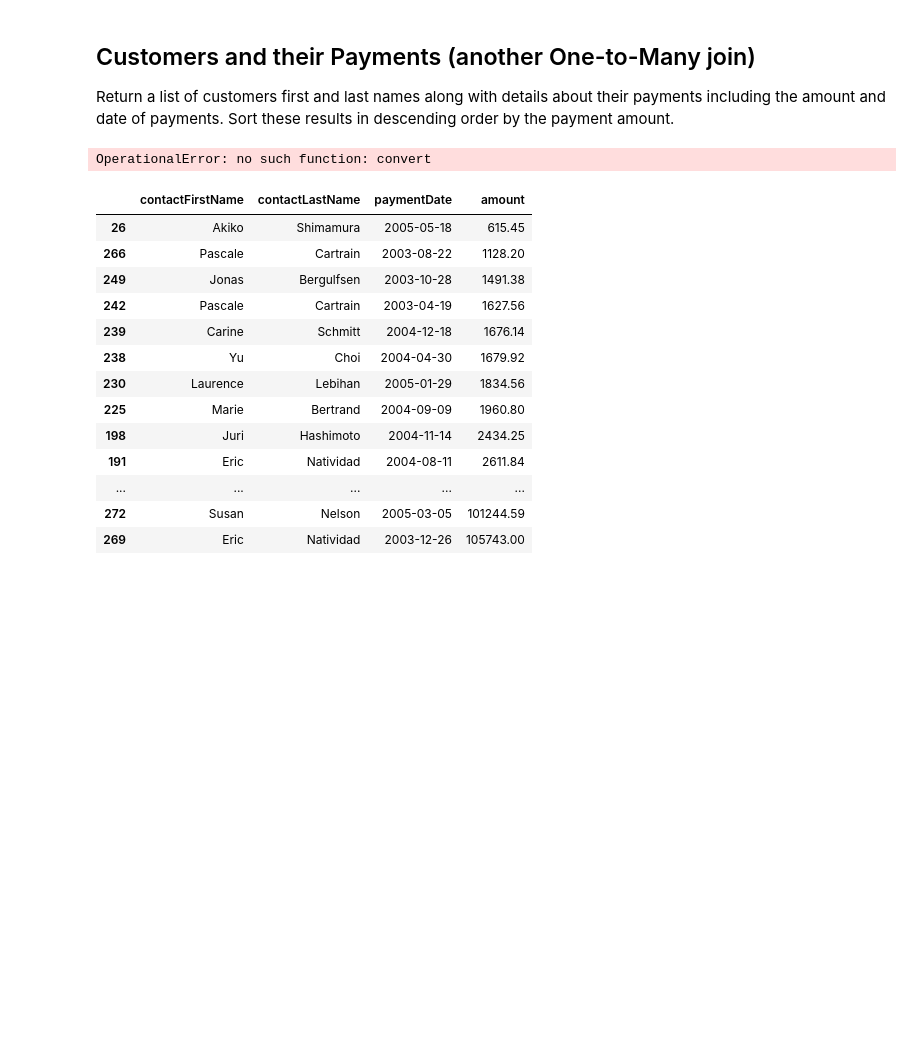
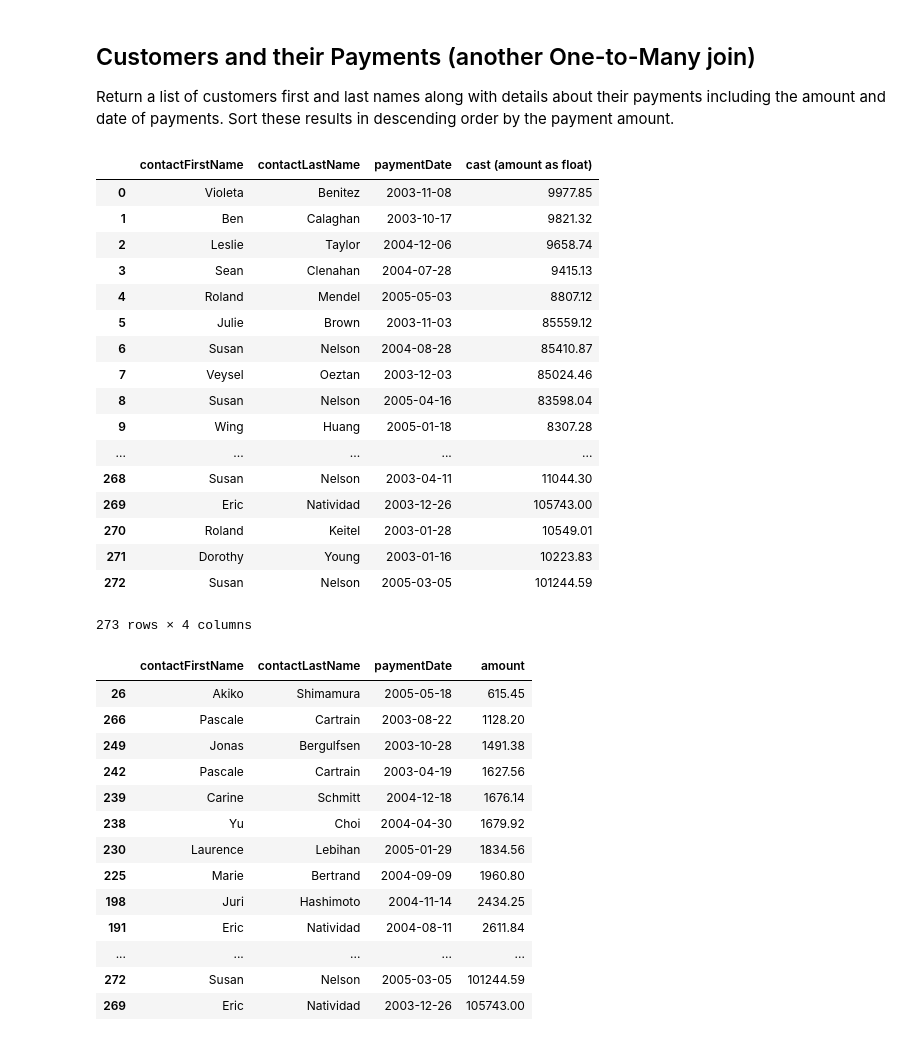
Before and after one commit to Pietrassyk/dsc-one-to-many-and-many-to-many-joins-lab-nyc-ds-career-042219, a Jupyter notebook: index.ipynb, the cells around one changed output. Cells and saved outputs as stored; diff of their text form; code cells hidden in the pictures; blank space fills up the shorter version.

```diff
--- a/index.ipynb
+++ b/index.ipynb
@@ -88,14 +88,31 @@ sql("""select contactFirstName,
 Return a list of customers first and last names along with details about their payments including the amount and date of payments. Sort these results in descending order by the payment amount.
 # %%
 # Your code here
-df = sql("""select contactFirstName,
+sql("""select contactFirstName,
                 contactLastName,
                 paymentDate,
                 cast (amount as float)
             FROM customers join payments using(customerNumber)
             order by amount desc""")
 # %% [output]
+|  | contactFirstName | contactLastName | paymentDate | cast (amount as float) |
+| 0 | Violeta | Benitez | 2003-11-08 | 9977.85 |
+| 1 | Ben | Calaghan | 2003-10-17 | 9821.32 |
+| 2 | Leslie | Taylor | 2004-12-06 | 9658.74 |
+| 3 | Sean | Clenahan | 2004-07-28 | 9415.13 |
+| 4 | Roland | Mendel | 2005-05-03 | 8807.12 |
+| 5 | Julie | Brown | 2003-11-03 | 85559.12 |
+| 6 | Susan | Nelson | 2004-08-28 | 85410.87 |
+| 7 | Veysel | Oeztan | 2003-12-03 | 85024.46 |
+| 8 | Susan | Nelson | 2005-04-16 | 83598.04 |
+| 9 | Wing | Huang | 2005-01-18 | 8307.28 |
+| ... | ... | ... | ... | ... |
+| 268 | Susan | Nelson | 2003-04-11 | 11044.30 |
+| 269 | Eric | Natividad | 2003-12-26 | 105743.00 |
+| 270 | Roland | Keitel | 2003-01-28 | 10549.01 |
+| 271 | Dorothy | Young | 2003-01-16 | 10223.83 |
+| 272 | Susan | Nelson | 2005-03-05 | 101244.59 |
-OperationalError: no such function: convert
+273 rows × 4 columns
 # %%
 df.amount = df.amount.astype(float)
 # %%
```
